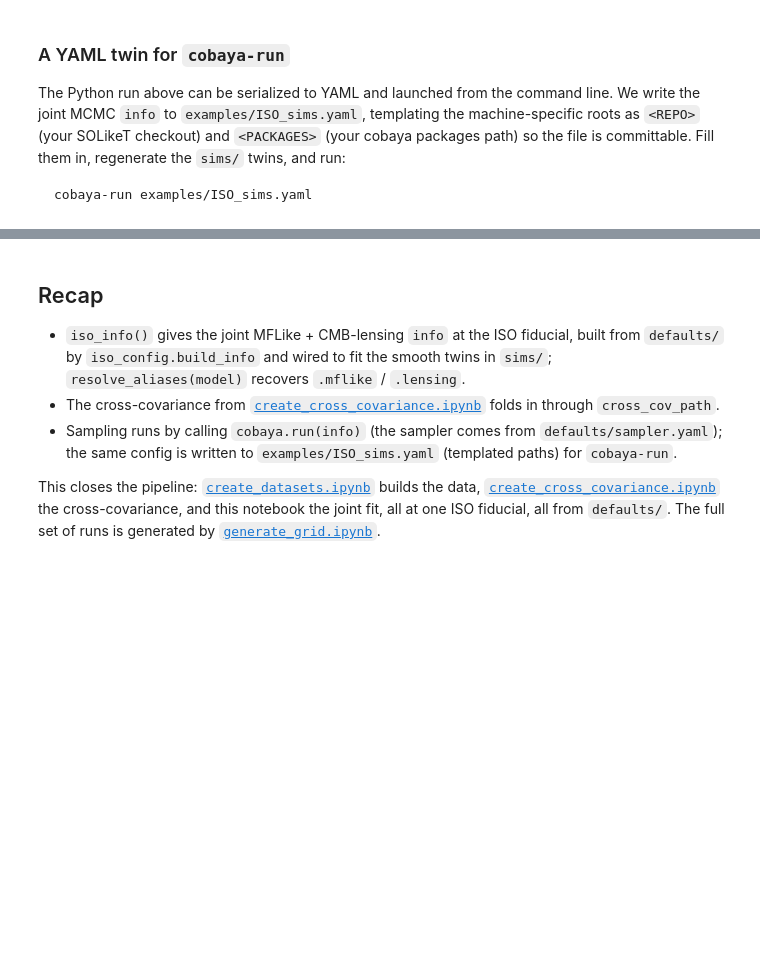
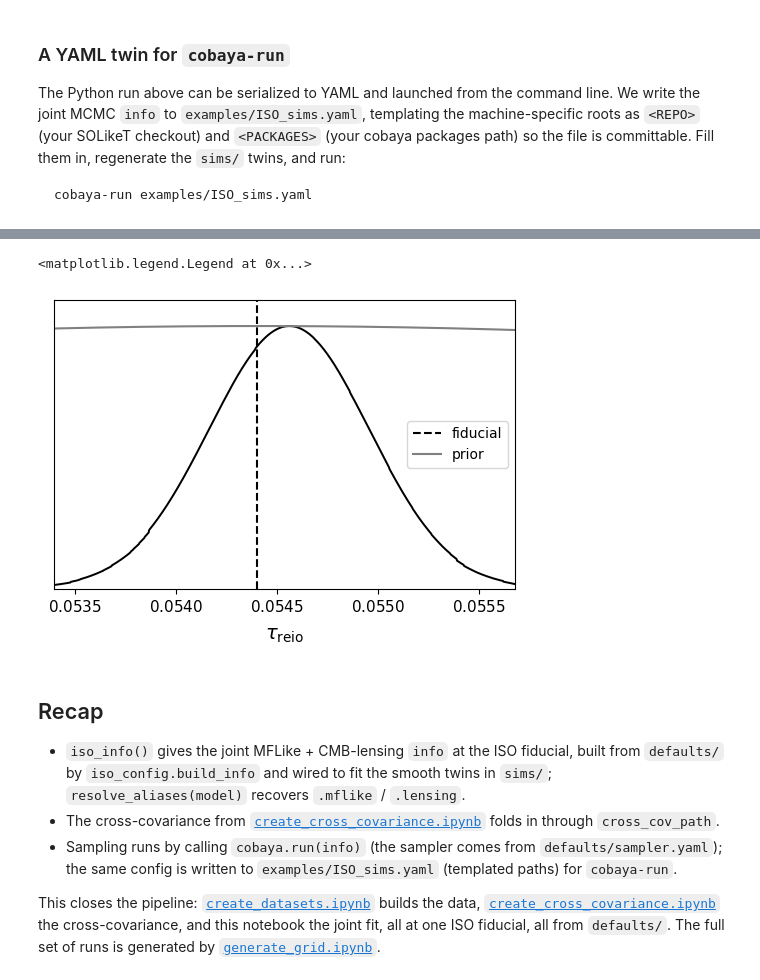
Before and after one commit to raphkou/SOLikeT, a Jupyter notebook: notebooks/ISO_sims/analyse_datasets.ipynb, the cells around one changed output, grey strips where cells are left out. Cells and saved outputs as stored; diff of their text form; code cells hidden in the pictures; blank space fills up the shorter version.

```diff
--- a/notebooks/ISO_sims/analyse_datasets.ipynb
+++ b/notebooks/ISO_sims/analyse_datasets.ipynb
@@ -91,7 +123,7 @@ Sampling is Python-native. Passing `sample=[...]` to `iso_info` keeps the named
 demo chain over `tau`, guarded by `RUN_MCMC` so the notebook runs top-to-bottom without launching a
 multi-minute sampler.
 # %%
-RUN_MCMC = False  # set True to launch the sampler (minutes)
+RUN_MCMC = True  # set True to launch the sampler (minutes)
 
 info_mcmc = iso_info(sample=["tau"], cross_cov=XCOV.is_file())
 # Short demo chain, on top of the settings of defaults/sampler.yaml.
@@ -107,6 +139,7 @@ if RUN_MCMC:
 
     info_mcmc["output"] = "chains/multigaussian"
     updated_info, sampler = run(info_mcmc)
-    print("done:", sampler.products()["sample"].shape)
+    sample = sampler.products()["sample"]
+    print("done:", len(sample), "samples of", len(sample.sampled_params), "sampled parameters")
 else:
     print("RUN_MCMC is False - skipping the sampler.")
@@ -149,0 +202,24 @@ print("wrote", dest.resolve())
+# %%
+from getdist import loadMCSamples, plots
+
+# Chain written by the MCMC cell above; the first 30% is discarded as burn-in.
+samples = loadMCSamples("chains/multigaussian", settings={"ignore_rows": 0.3})
+
+print(samples.getInlineLatex("tau", limit=1))  # mean and 68% interval
+
+g = plots.get_single_plotter(width_inch=5)
+g.plot_1d(samples, "tau")
+
+# Prior and fiducial value from defaults/, for comparison.
+tau = info_mcmc["params"]["tau"]
+ax = g.subplots[0, 0]
+ax.axvline(iso_config.fiducial_value(tau), color="k", ls="--", label="fiducial")
+if "loc" in tau["prior"]:  # Gaussian prior
+    import numpy as np
+    from scipy.stats import norm
+
+    x = np.linspace(*ax.get_xlim(), 200)
+    prior = norm.pdf(x, tau["prior"]["loc"], tau["prior"]["scale"])
+    ax.plot(x, prior / prior.max(), color="gray", label="prior")
+ax.legend()
+# %% [output]
@@ -150,3 +229,5 @@ print("wrote", dest.resolve())
+<matplotlib.legend.Legend at 0x...>
+[figure, added]
 # %% [markdown]
 ## Recap
 
```
Also changed, not shown: parts of 5 cells of this notebook, 4 other files.
